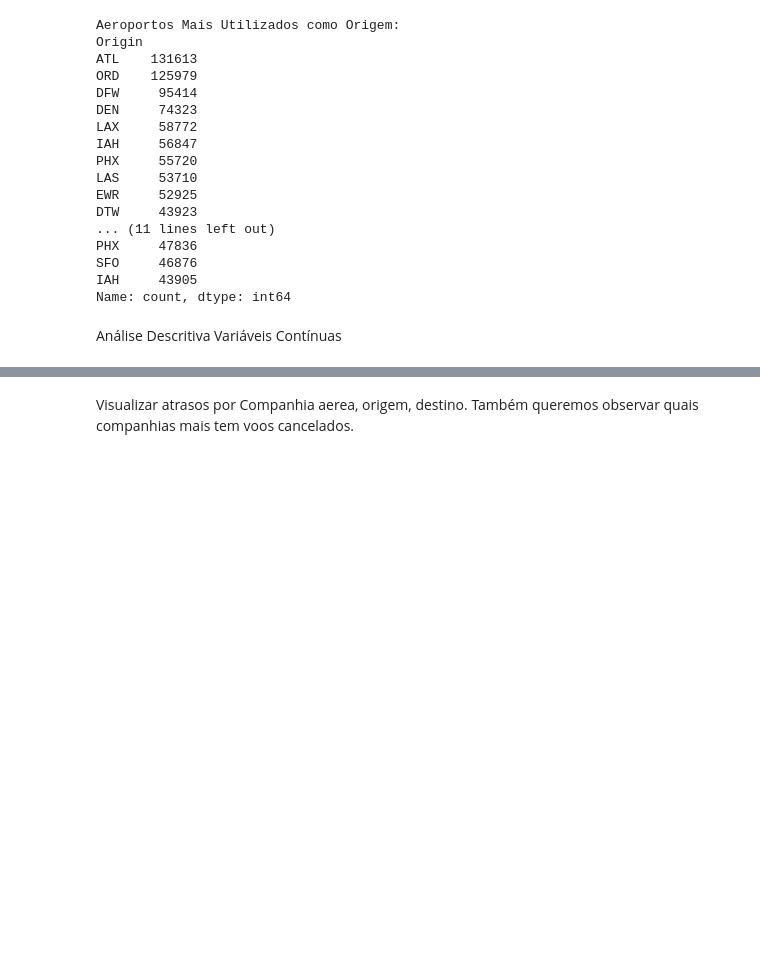
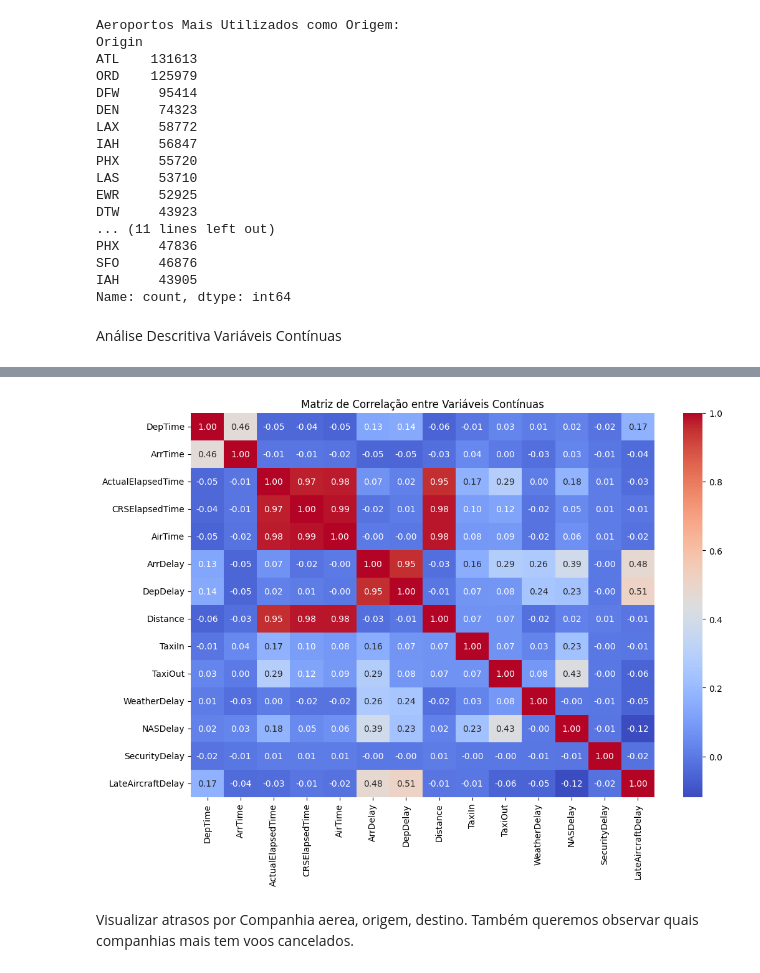
Before and after one commit to ThiagoRochedo/Projeto_Mod05_Ada_VemSerTech, a Jupyter notebook: Projeto.ipynb, the cells around one changed output, grey strips where cells are left out. Cells and saved outputs as stored; diff of their text form; code cells hidden in the pictures; blank space fills up the shorter version.

Commit message:
Correlacao de variaveis continuas

```diff
--- a/Projeto.ipynb
+++ b/Projeto.ipynb
@@ -237,3 +239,12 @@ df[variaveis_continuas].describe()
+# %%
+# Correlação entre variáveis contínuas
+correlacao = df[variaveis_continuas].corr()
+plt.figure(figsize=(12, 8))
+sns.heatmap(correlacao, annot=True, cmap='coolwarm', fmt=".2f")
+plt.title('Matriz de Correlação entre Variáveis Contínuas')
+plt.show()
+# %% [output]
+[figure, added]
 # %% [markdown]
 Visualizar atrasos por Companhia aerea, origem, destino.
 Também queremos observar quais companhias mais tem voos cancelados.
```
Also changed, not shown: parts of 2 cells of this notebook.
